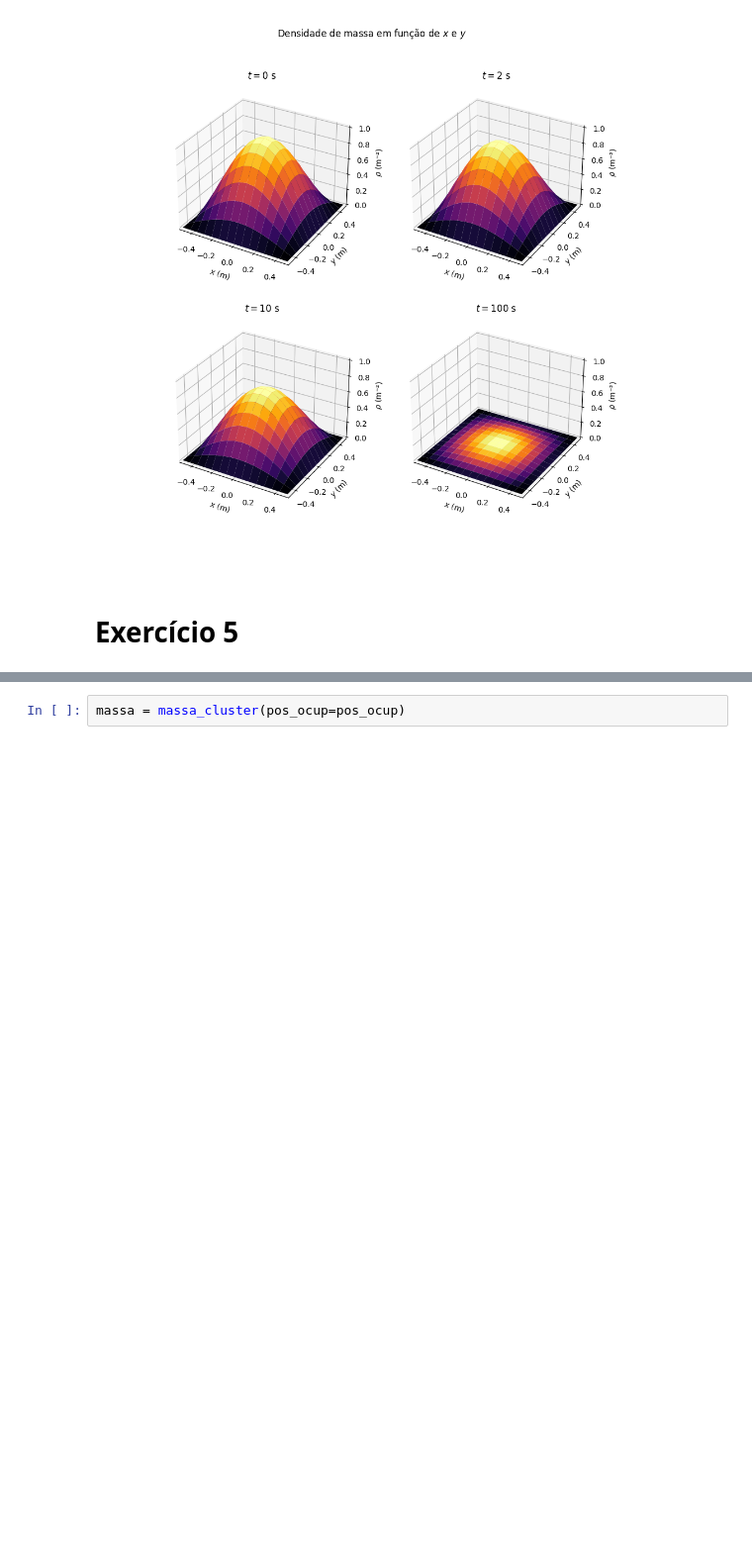
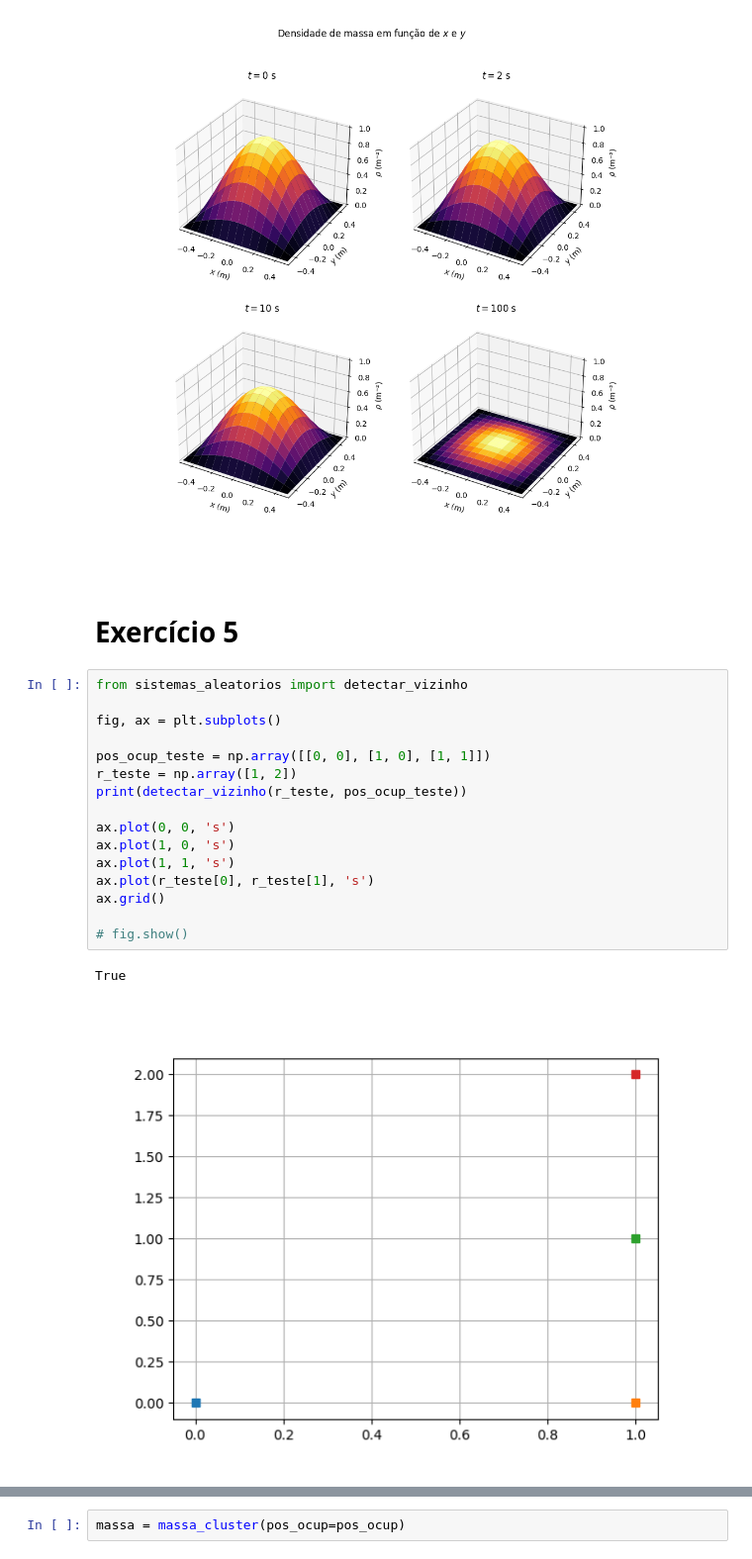
Before and after one commit to vdvdlk/metcomp2, a Jupyter notebook: lista03.ipynb, the cells around one changed output, grey strips where cells are left out. Shown at 99% size. Drawn from its saved outputs; the diff is of its cells as text; blank space fills up the shorter version.

```diff
--- a/lista03.ipynb
+++ b/lista03.ipynb
@@ -254,4 +254,23 @@ for ax in axes_4c.flat:
 [figure]
 # %% [markdown]
 # Exercício 5
+# %%
+from sistemas_aleatorios import detectar_vizinho
+
+fig, ax = plt.subplots()
+
+pos_ocup_teste = np.array([[0, 0], [1, 0], [1, 1]])
+r_teste = np.array([1, 2])
+print(detectar_vizinho(r_teste, pos_ocup_teste))
+
+ax.plot(0, 0, 's')
+ax.plot(1, 0, 's')
+ax.plot(1, 1, 's')
+ax.plot(r_teste[0], r_teste[1], 's')
+ax.grid()
+
+# fig.show()
+# %% [output]
+True
+[figure, added]
 # %%
```
Also changed, not shown: parts of 3 cells of this notebook, 6 other files.
